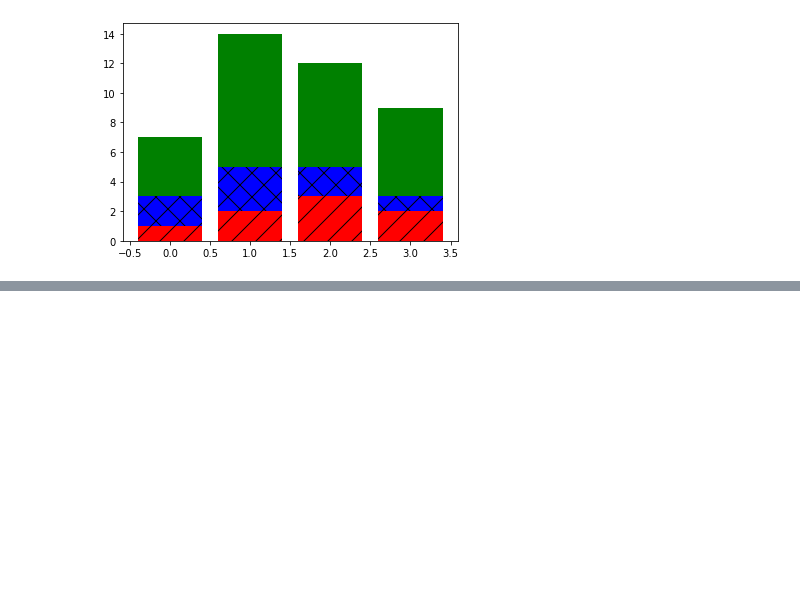
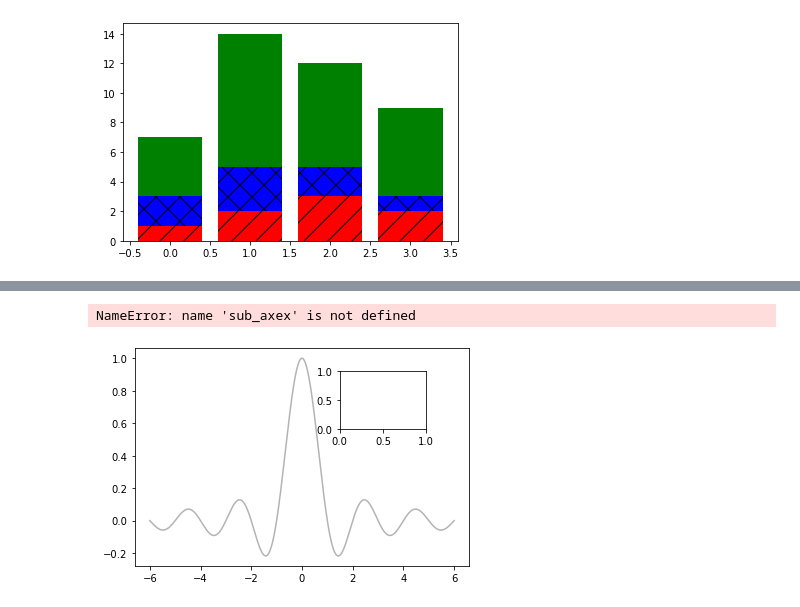
Before and after one commit to waldbear4/Python_2021, a Jupyter notebook: 20210531.ipynb, the cells around one changed output, grey strips where cells are left out. Cells and saved outputs as stored; diff of their text form; code cells hidden in the pictures; blank space fills up the shorter version.

```diff
--- a/20210531.ipynb
+++ b/20210531.ipynb
@@ -262,0 +278,11 @@ plt.show()
+# %%
+X = np.linspace(-6, 6, 1024)
+X_small = np.linspace(-3, 3, 1024)
+Y_small = np.sinc(X_small)
+plt.plot(X, np.sinc(X), c='0.7')
+sub_axes = plt.axes([0.6, 0.6, 0.2, 0.2])
+sub_axex.plot(X_small, Y_small, c="0.0")
+plt.show()
+# %% [output]
+NameError: name 'sub_axex' is not defined
+[figure, added]
```
Also changed, not shown: parts of 15 cells of this notebook.
